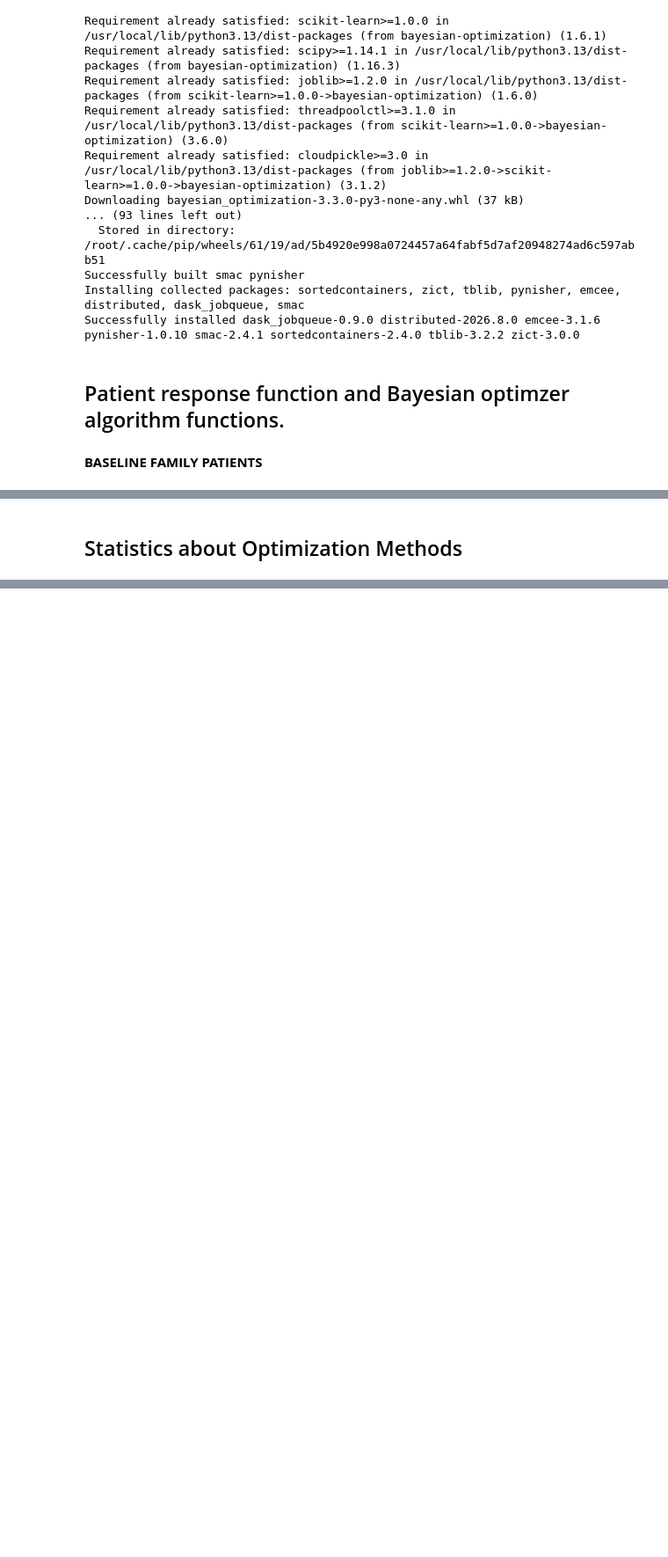
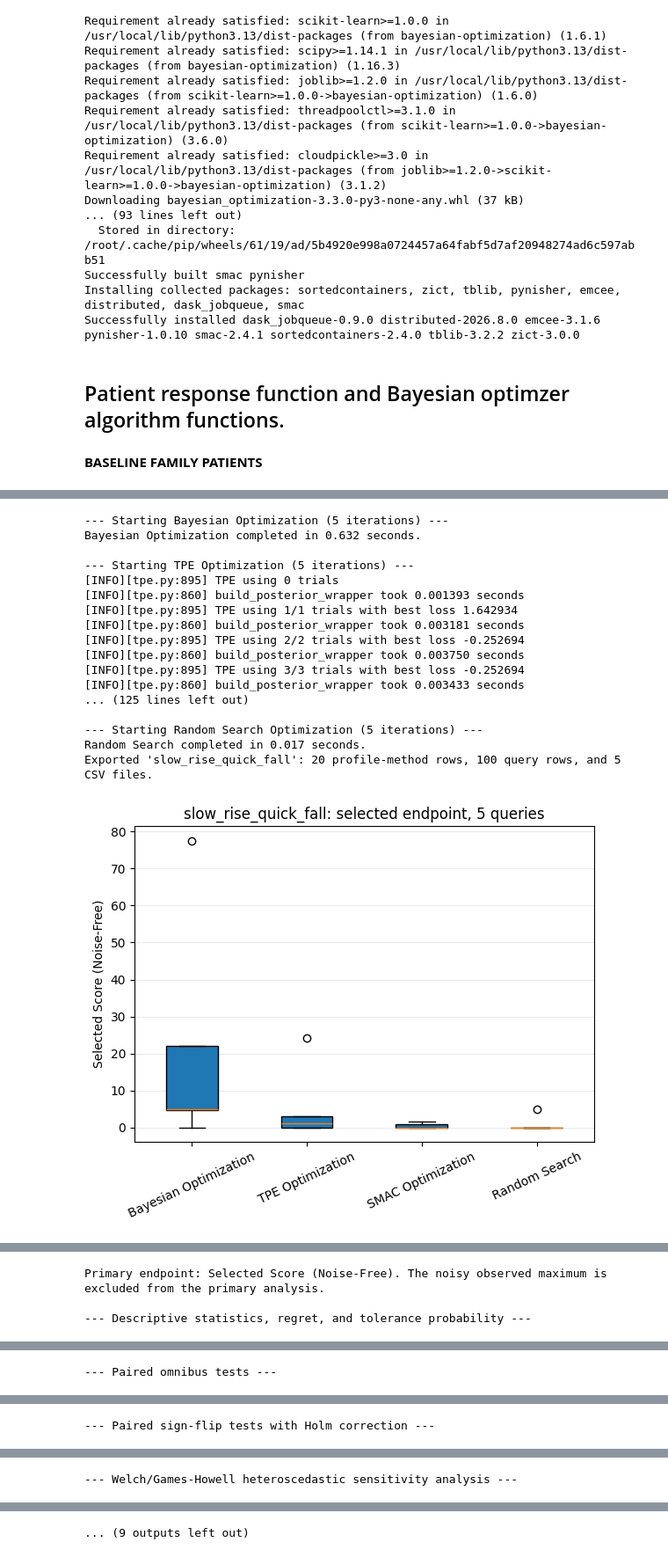
Before and after one commit to johnathan-ding/taVNS-simulation, a Jupyter notebook: Machine_Learning_Optimization_Demonstration (2).ipynb, the cells around one changed output, grey strips where cells are left out. Shown at 88% size. Cells and saved outputs as stored; diff of their text form; code cells hidden in the pictures; blank space fills up the shorter version.

Commit message:
Sensitivity analysis added.

```diff
--- a/Machine_Learning_Optimization_Demonstration (2).ipynb
+++ b/Machine_Learning_Optimization_Demonstration (2).ipynb
@@ -2012,2 +1970,30 @@ convergence_df.to_csv(
-# %% [markdown]
-## Statistics about Optimization Methods
+# %%
+slow_rise_quick_fall_family_outputs = run_and_export_family(
+    family=slow_rise_quick_fall_family,
+    num_simulation_trials=5,
+    amount_of_patients=5,
+    patient_and_machine_startSeed=10000,
+    display_links=False,
+)
+
+slow_rise_quick_fall_family_statistics = analyze_family_results(slow_rise_quick_fall_family_outputs)
+slow_rise_quick_fall_family_statistics["summary_df"]
+# %% [output]
+--- Starting Bayesian Optimization (5 iterations) ---
+Bayesian Optimization completed in 0.632 seconds.
+
+--- Starting TPE Optimization (5 iterations) ---
+[INFO][tpe.py:895] TPE using 0 trials
+[INFO][tpe.py:860] build_posterior_wrapper took 0.001393 seconds
+[INFO][tpe.py:895] TPE using 1/1 trials with best loss 1.642934
+[INFO][tpe.py:860] build_posterior_wrapper took 0.003181 seconds
+[INFO][tpe.py:895] TPE using 2/2 trials with best loss -0.252694
+[INFO][tpe.py:860] build_posterior_wrapper took 0.003750 seconds
+[INFO][tpe.py:895] TPE using 3/3 trials with best loss -0.252694
+[INFO][tpe.py:860] build_posterior_wrapper took 0.003433 seconds
+... (125 lines left out)
+
+--- Starting Random Search Optimization (5 iterations) ---
+Random Search completed in 0.017 seconds.
+Exported 'slow_rise_quick_fall': 20 profile-method rows, 100 query rows, and 5 CSV files.
+[figure, added]
@@ -2013,0 +2002,3 @@ convergence_df.to_csv(
+Primary endpoint: Selected Score (Noise-Free). The noisy observed maximum is excluded from the primary analysis.
+
+--- Descriptive statistics, regret, and tolerance probability ---
@@ -2013,0 +2010 @@ convergence_df.to_csv(
+--- Paired omnibus tests ---
@@ -2013,0 +2013 @@ convergence_df.to_csv(
+--- Paired sign-flip tests with Holm correction ---
@@ -2013,0 +2021 @@ convergence_df.to_csv(
+--- Welch/Games-Howell heteroscedastic sensitivity analysis ---
@@ -2013,0 +2029 @@ convergence_df.to_csv(
+... (9 outputs left out)
```
Also changed, not shown: parts of 15 cells of this notebook.
